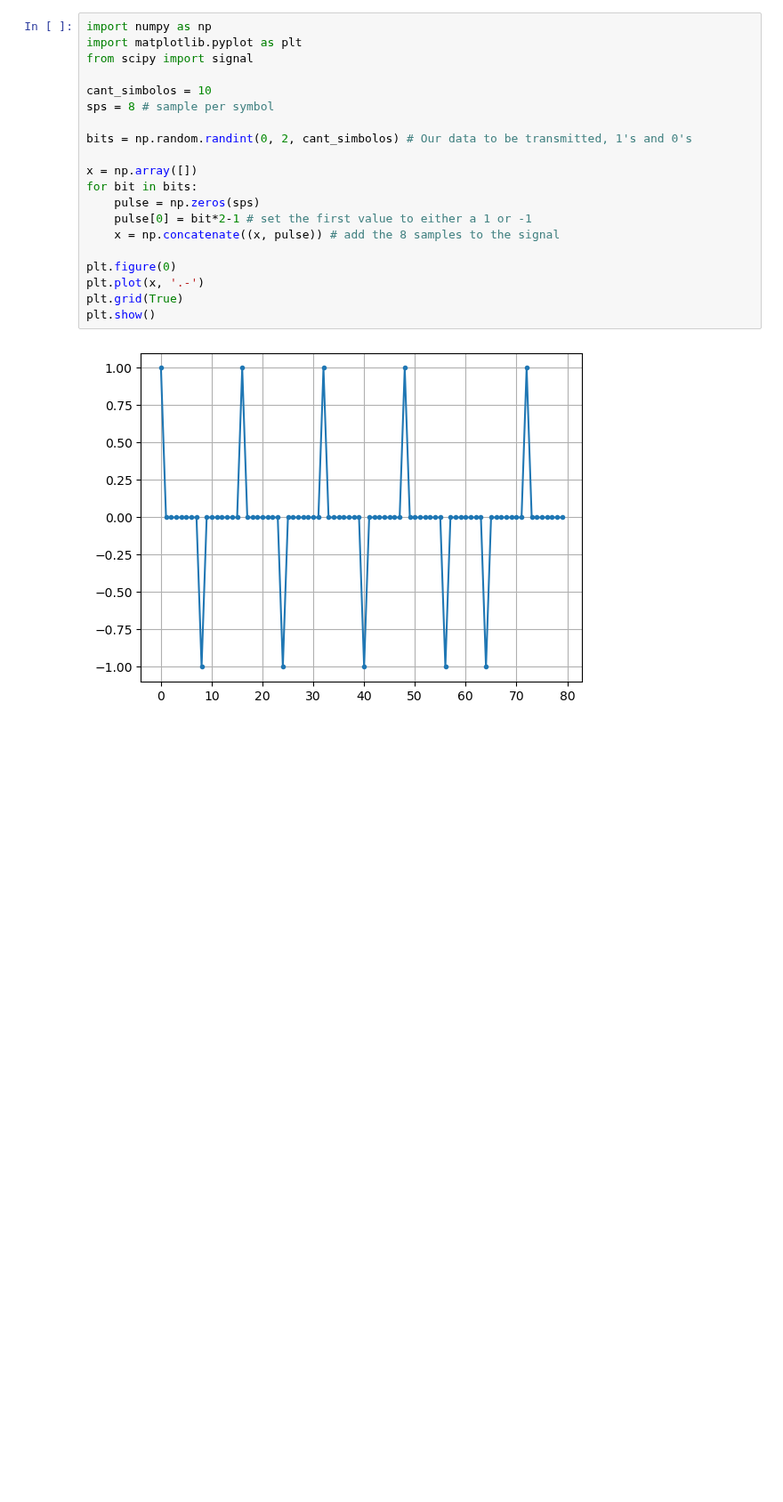
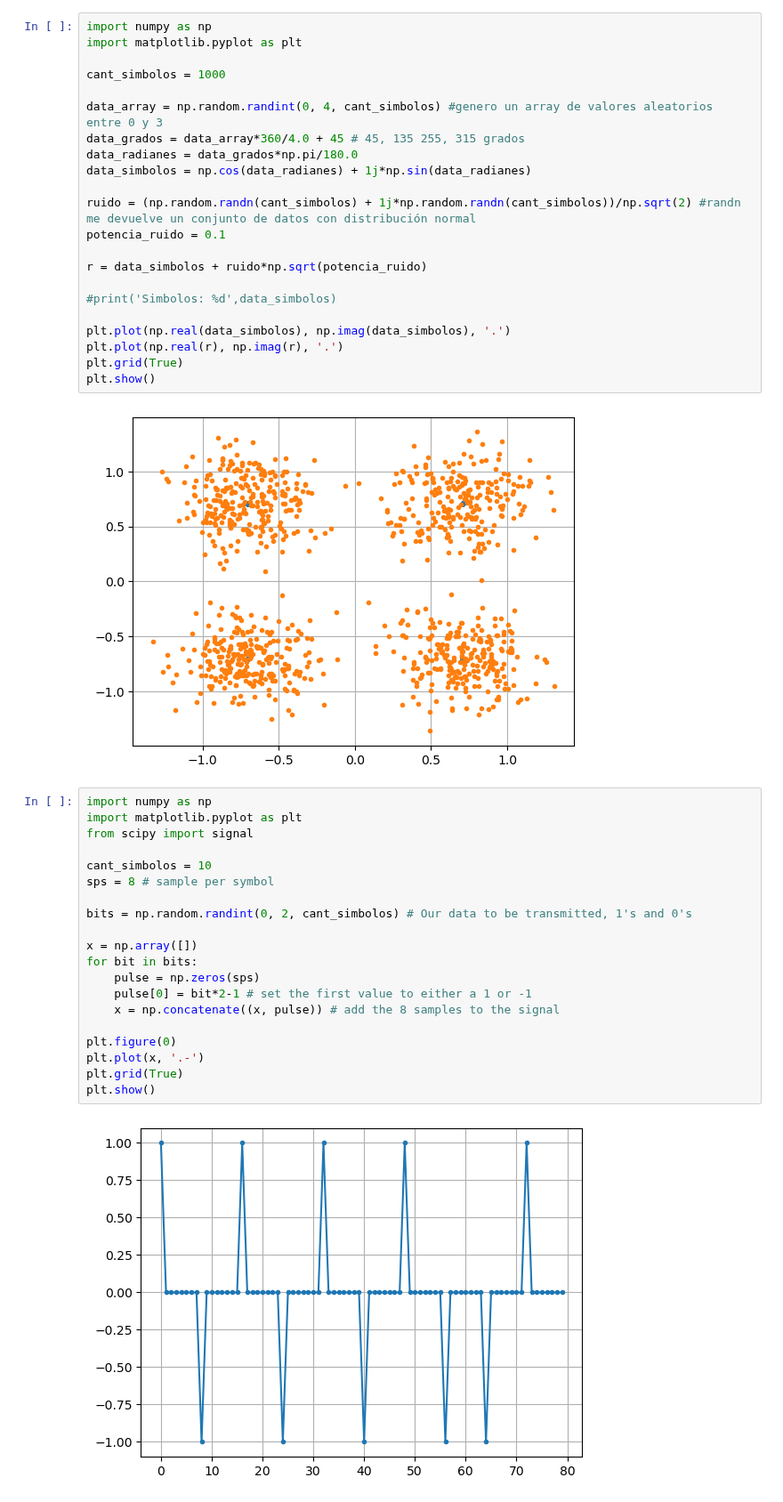
Before and after one commit to sofia-am/QPSK-8PSK-Simulation, a Jupyter notebook: notebook/qpsk.ipynb, the cells around one changed output. Shown at 89% size. Cells and saved outputs as stored; diff of their text form; blank space fills up the shorter version.

```diff
--- a/notebook/qpsk.ipynb
+++ b/notebook/qpsk.ipynb
@@ -1,3 +50,27 @@
+# %%
+import numpy as np
+import matplotlib.pyplot as plt
+
+cant_simbolos = 1000
+
+data_array = np.random.randint(0, 4, cant_simbolos) #genero un array de valores aleatorios entre 0 y 3
+data_grados = data_array*360/4.0 + 45 # 45, 135 255, 315 grados
+data_radianes = data_grados*np.pi/180.0
+data_simbolos = np.cos(data_radianes) + 1j*np.sin(data_radianes)
+
+ruido = (np.random.randn(cant_simbolos) + 1j*np.random.randn(cant_simbolos))/np.sqrt(2) #randn me devuelve un conjunto de datos con distribución normal
+potencia_ruido = 0.1
+
+r = data_simbolos + ruido*np.sqrt(potencia_ruido)
+
+#print('Simbolos: %d',data_simbolos)
+
+plt.plot(np.real(data_simbolos), np.imag(data_simbolos), '.')
+plt.plot(np.real(r), np.imag(r), '.')
+plt.grid(True)
+plt.show()
+# %% [output]
+[figure, added]
 # %%
 import numpy as np
 import matplotlib.pyplot as plt
```
Also changed, not shown: parts of 2 cells of this notebook, 1 other file.
